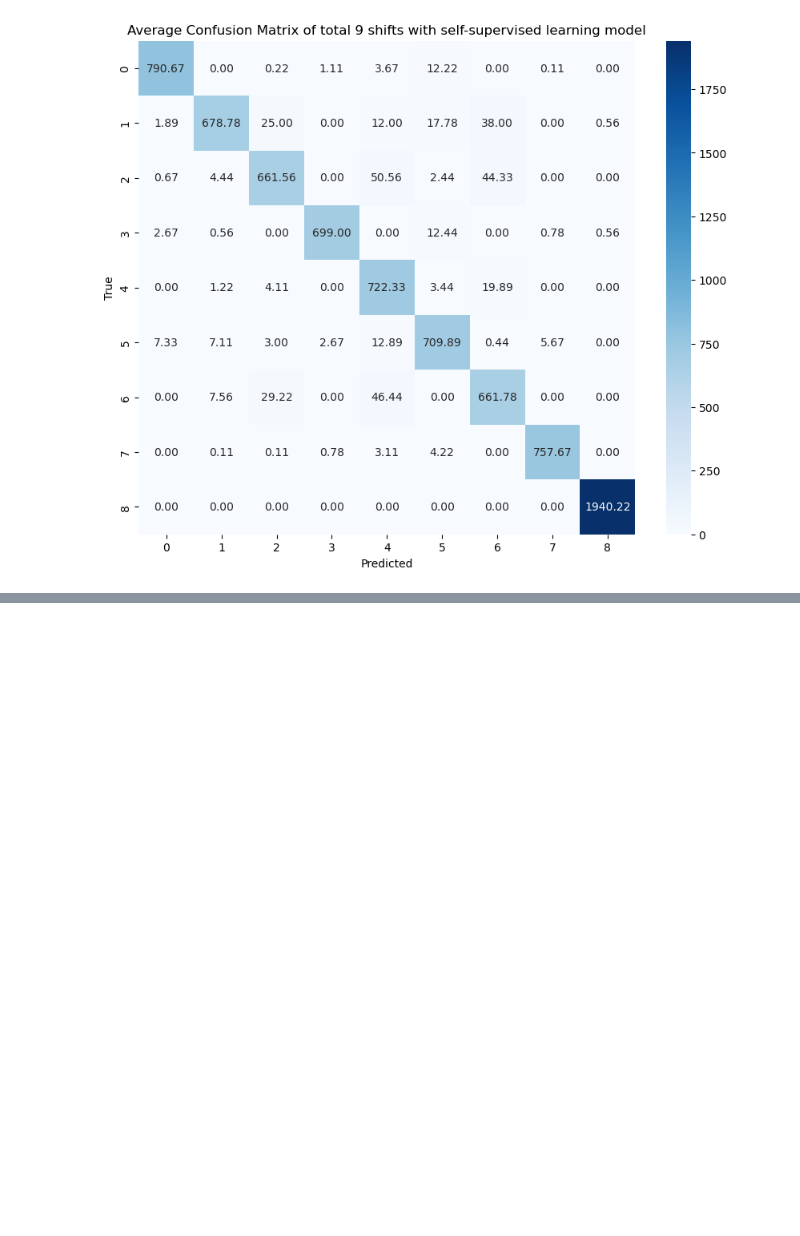
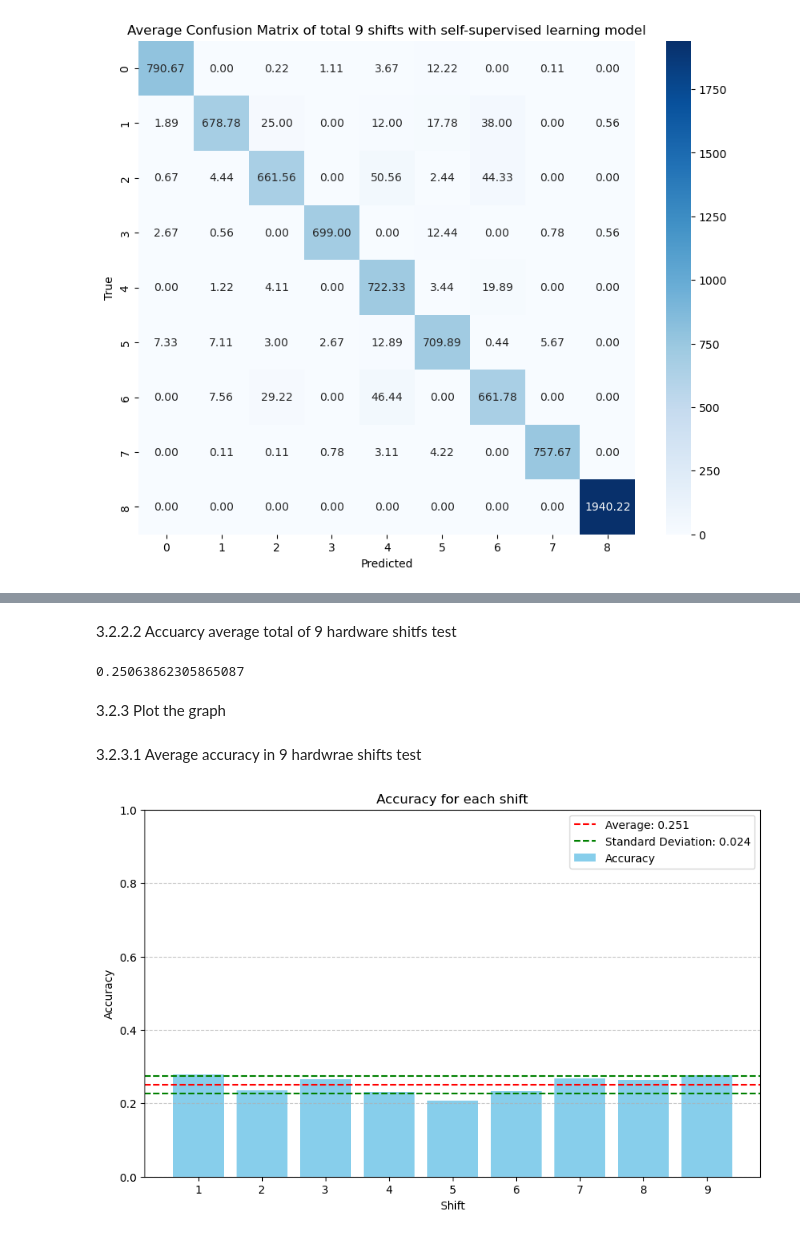
Before and after one commit to tuan220199/Prosthetic_hand_private, a Jupyter notebook: robustness_data_analysis.ipynb, the cells around one changed output, grey strips where cells are left out. Cells and saved outputs as stored; diff of their text form; code cells hidden in the pictures; blank space fills up the shorter version.

Commit message:
Update training, testing and data analysis of Logistic Regression in step2

```diff
--- a/robustness_data_analysis.ipynb
+++ b/robustness_data_analysis.ipynb
@@ -892,0 +959,4 @@ plt.show()
+# %%
+for shift in range(9):
+    reg = LogisticRegression(penalty='l2', C=100).fit(X_train[shift], y_train[shift])
+    dump(reg, f'LogisticRegression_shift_{shift}_s2.joblib')
@@ -892,0 +985,10 @@ plt.show()
+# %%
+accuracies_LosReg_list_s2 = [0 for _ in range(9)]
+for shift in range(9):
+    logRegres  = load(f'LogisticRegression_shift_{shift}_s2.joblib')
+    accuracy = logRegres.score(X_test[shift],y_test[shift])
+    accuracies_LosReg_list_s2[shift]= accuracy
+    print(f'Accuracy of shift {shift}:')
+    print(accuracy)
+
+print(accuracies_LosReg_list_s2)
@@ -892,0 +1015,49 @@ plt.show()
+# %% [markdown]
+3.2.2.2 Accuarcy average total of 9 hardware shitfs test
+# %%
+value_average_accuracies_LosReg_s2 = sum(accuracies_LosReg_list_s2) / 9
+print(value_average_accuracies_LosReg_s2)
+# %% [output]
+0.25063862305865087
+# %% [markdown]
+3.2.3 Plot the graph
+# %% [markdown]
+3.2.3.1 Average accuracy in 9 hardwrae shifts test
+# %%
+import matplotlib.pyplot as plt
+import numpy as np
+
+# Data
+
+shifts = range(1, len(accuracies_LosReg_list_s2) + 1)
+
+# Calculate average and standard deviation
+avg_accuracy = np.mean(accuracies_LosReg_list_s2)
+std_deviation = np.std(accuracies_LosReg_list_s2)
+
+# Create bar chart
+plt.figure(figsize=(10, 6))
+plt.bar(shifts, accuracies_LosReg_list_s2, color='skyblue', label='Accuracy')
+
+# Plot average and standard deviation
+plt.axhline(y=avg_accuracy, color='red', linestyle='--', label=f'Average: {avg_accuracy:.3f}')
+plt.axhline(y=avg_accuracy + std_deviation, color='green', linestyle='--', label=f'Standard Deviation: {std_deviation:.3f}')
+plt.axhline(y=avg_accuracy - std_deviation, color='green', linestyle='--')
+
+# Add labels and title
+plt.xlabel('Shift')
+plt.ylabel('Accuracy')
+plt.title('Accuracy for each shift')
+
+# Set y-axis limits
+plt.ylim(0 ,1)
+
+# Show legend
+plt.legend()
+
+# Show plot
+plt.xticks(shifts)
+plt.grid(axis='y', linestyle='--', alpha=0.7)  # Add horizontal grid lines
+plt.show()
+# %% [output]
+[figure, added]
```
Also changed, not shown: parts of 15 cells of this notebook, 9 other files.
